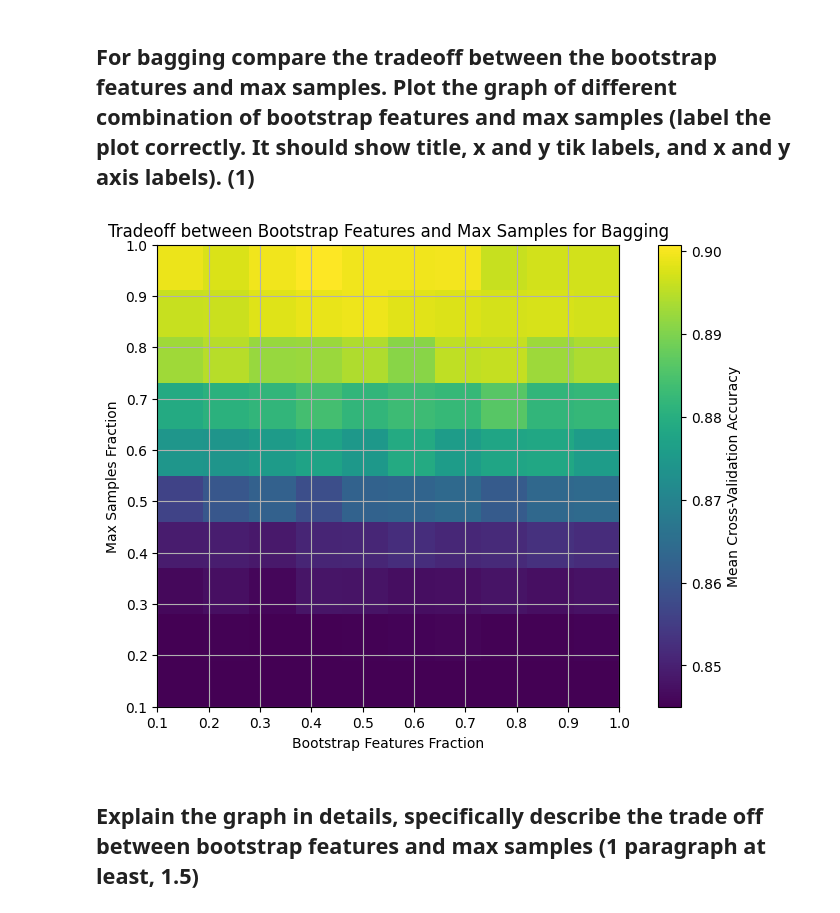
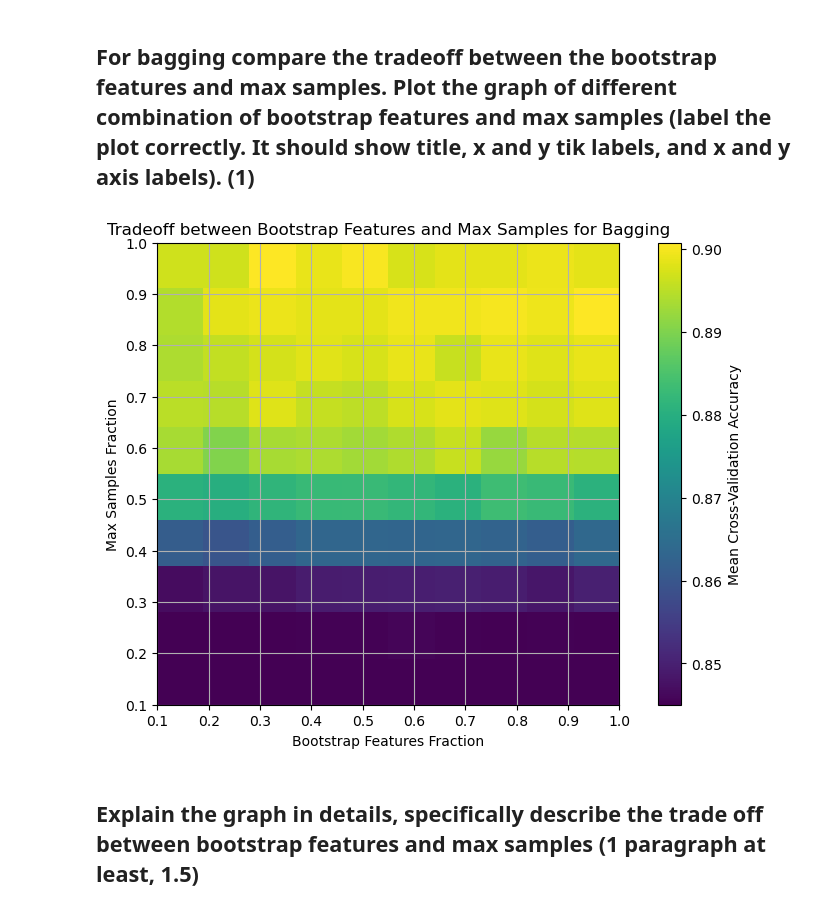
Before and after one commit to WK025/machine_learning, a Jupyter notebook: A1/Assignment 02_Group05.ipynb, the cells around one changed output. Saved outputs shown, nothing was run; the diff lists cells and outputs as text; code cells hidden in the pictures.

```diff
--- a/A1/Assignment 02_Group05.ipynb
+++ b/A1/Assignment 02_Group05.ipynb
@@ -26,10 +26,13 @@ OSI_g05 = pd.read_csv(filename_g05, header=0)
 OSI_g05["Weekend"] = OSI_g05["Weekend"].astype(int)
 OSI_g05["Revenue"] = OSI_g05["Revenue"].astype(int)
 
-month_dict_g05 = {"Jan":1, "Feb":2, "Mar":3, "Apr":4, "May":5, "June":6, "Jul":7, "Aug":8, "Sep":9, "Oc t":10, "Nov":11, "Dec":12}
+month_dict_g05 = {"Jan":1, "Feb":2, "Mar":3, "Apr":4, "May":5, "June":6,
+                  "Jul":7, "Aug":8, "Sep":9, "Oc t":10, "Nov":11, "Dec":12}
 OSI_g05["Month"] = OSI_g05["Month"].map(month_dict_g05)
 
-OSI_g05.insert(loc=16, column="VisitorTypeNumeric", value=pd.factorize(OSI_g05['VisitorType'])[0] + 1)
+OSI_g05.insert(loc=16,
+               column="VisitorTypeNumeric",
+               value=pd.factorize(OSI_g05['VisitorType'])[0] + 1)
 OSI_g05 = OSI_g05.drop('VisitorType', axis=1)
 
 OSI_g05.head(6)
@@ -311,11 +313,13 @@ weathersit:
 # %% [markdown]
 # Intermediate Steps (Essential, no points granted)
 # %%
-from sklearn.ensemble import AdaBoostClassifier, GradientBoostingClassifier, BaggingClassifier
+from sklearn.ensemble import AdaBoostClassifier, \
+    GradientBoostingClassifier, BaggingClassifier
 from sklearn.model_selection import GridSearchCV
 from sklearn.model_selection import train_test_split
 from sklearn.tree import DecisionTreeClassifier
-from sklearn.metrics import classification_report, confusion_matrix, accuracy_score, roc_auc_score
+from sklearn.metrics import classification_report, confusion_matrix, \
+    accuracy_score, roc_auc_score
 from sklearn.preprocessing import MinMaxScaler
 from sklearn.svm import SVC
 
@@ -326,6 +330,7 @@ y_OSI_g05 = OSI_g05.iloc[:,-1:].to_numpy()
 # print(X_OSI_g05)
 # print(y_OSI_g05)
 
-OSIX_train_g05, OSIX_test_g05, OSIy_train_g05, OSIy_test_g05 = train_test_split(X_OSI_g05, y_OSI_g05, test_size=0.30, random_state=3316)
+OSIX_train_g05, OSIX_test_g05, OSIy_train_g05, OSIy_test_g05 = \
+    train_test_split(X_OSI_g05, y_OSI_g05, test_size=0.30, random_state=3316)
 # %%
 # X_BSH_g05 = BSH_g05.loc[:, BSH_g05.columns != 'cnt'].to_numpy()
@@ -1070,40 +1095,43 @@ The resulting plots show that while there is a distinct and notable pattern emer
 # %%
 import numpy as np
 import matplotlib.pyplot as plt
 from sklearn.ensemble import BaggingClassifier
 from sklearn.datasets import make_classification
 from sklearn.model_selection import cross_val_score
 import warnings
 warnings.filterwarnings("ignore")
 
 # Initialize variables for the plot
-bootstrap_features_values = np.arange(0.1, 1.1, 0.1)
-max_samples_values = np.arange(0.1, 1.1, 0.1)
-scores = np.zeros((len(bootstrap_features_values), len(max_samples_values)))
+bootstrap_features_values_g05 = np.arange(0.1, 1.1, 0.1)
+max_samples_values_g05 = np.arange(0.1, 1.1, 0.1)
+scores_g05 = np.zeros((len(bootstrap_features_values_g05), len(max_samples_values_g05)))
 
 # Loop through different combinations of bootstrap features and max samples
-for i, bootstrap_features in enumerate(bootstrap_features_values):
-    for j, max_samples in enumerate(max_samples_values):
+for i_g05, bootstrap_features_g05 in enumerate(bootstrap_features_values_g05):
+    for j_g05, max_samples_g05 in enumerate(max_samples_values_g05):
         # Create a BaggingClassifier with the current settings
-        clf = BaggingClassifier(n_estimators=50, max_samples=max_samples, max_features=bootstrap_features, random_state=42)
+        clf_g05 = BaggingClassifier(n_estimators=50,
+                                max_samples=max_samples_g05,
+                                max_features=bootstrap_features_g05,
+                                random_state=3316)
 
         # Calculate cross-validation score
-        cv_scores = cross_val_score(clf, OSIX_train_g05, OSIy_train_g05, cv=5)
-        scores[i, j] = np.mean(cv_scores)
+        cv_scores_g05 = cross_val_score(clf_g05, OSIX_train_g05, OSIy_train_g05, cv=5)
+        scores_g05[i_g05, j_g05] = np.mean(cv_scores_g05)
 
 # Create the heatmap
 plt.figure(figsize=(10, 6))
-plt.imshow(scores, cmap='viridis', origin='lower', extent=[0.1, 1.0, 0.1, 1.0])
+plt.imshow(scores_g05, cmap='viridis', origin='lower', extent=[0.1, 1.0, 0.1, 1.0])
 plt.colorbar(label='Mean Cross-Validation Accuracy')
 plt.title('Tradeoff between Bootstrap Features and Max Samples for Bagging')
 plt.xlabel('Bootstrap Features Fraction')
 plt.ylabel('Max Samples Fraction')
-plt.xticks(bootstrap_features_values)
-plt.yticks(max_samples_values)
+plt.xticks(bootstrap_features_values_g05)
+plt.yticks(max_samples_values_g05)
 plt.grid(True)
 plt.show()
 # %% [output]
-[figure, old version]
+[figure, new version]
 # %% [markdown]
 ## Explain the graph in details, specifically describe the trade off between bootstrap features and max samples (1 paragraph at least, 1.5)
 # %% [markdown]
```
Also changed, not shown: parts of 34 cells of this notebook, 2 other files.
